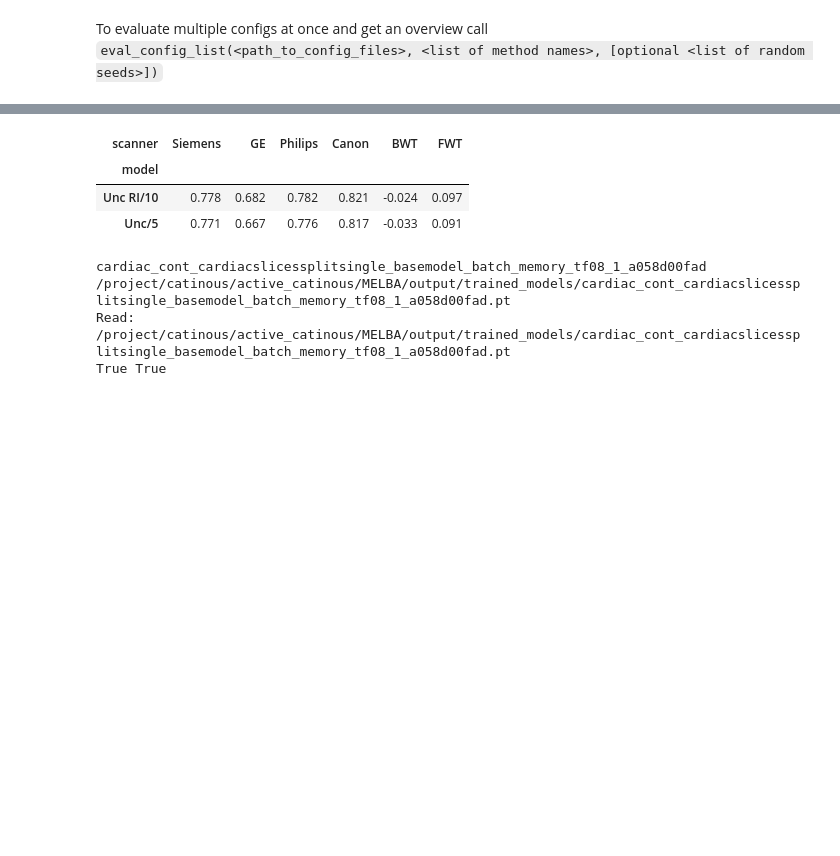
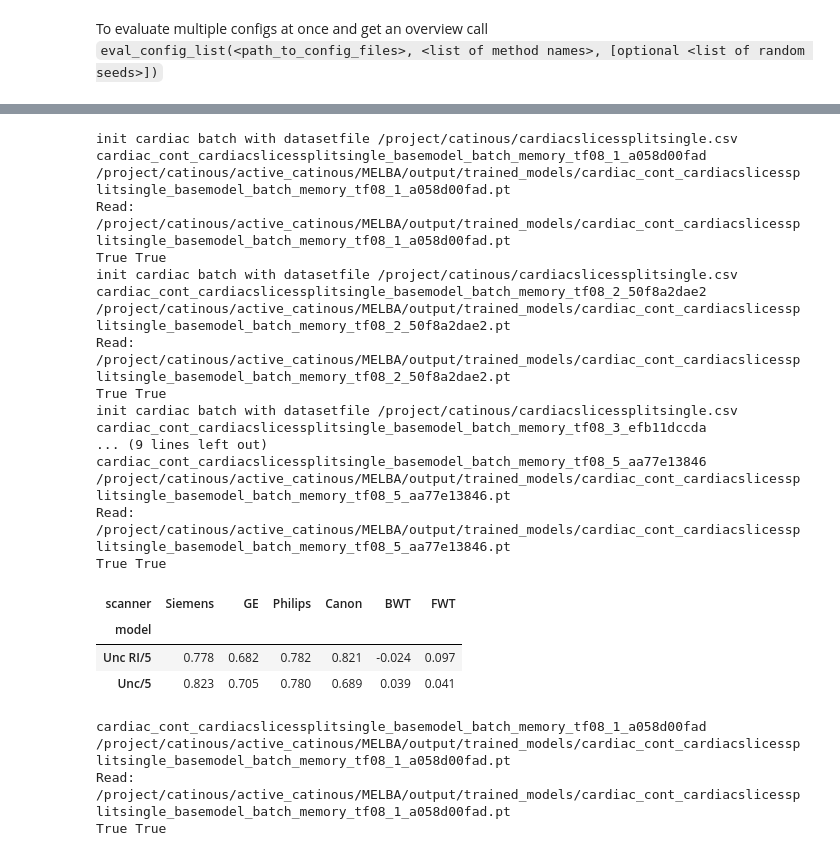
Before and after one commit to cirmuw/casa, a Jupyter notebook: evaluation/cardiac_evaluation.ipynb, the cells around one changed output, grey strips where cells are left out. Drawn from its saved outputs; the diff is of its cells as text; code cells hidden in the pictures; blank space fills up the shorter version.

```diff
--- a/evaluation/cardiac_evaluation.ipynb
+++ b/evaluation/cardiac_evaluation.ipynb
@@ -209,13 +254,30 @@ df_overview[['Siemens', 'GE', 'Philips', 'Canon', 'BWT', 'FWT']]
 # %%
 df_overview = eval_config_list(['../training_configs/cardiac_uncertainty_5_ri.yml',
                                 '../training_configs/cardiac_uncertainty_5.yml'],
-                               ['Unc RI/10', 'Unc/5'], seeds=[1, 2, 3, 4, 5])
+                               ['Unc RI/5', 'Unc/5'], seeds=[1, 2, 3, 4, 5])
 df_overview[['Siemens', 'GE', 'Philips', 'Canon', 'BWT', 'FWT']]
 # %% [output]
+init cardiac batch with datasetfile /project/catinous/cardiacslicessplitsingle.csv
+cardiac_cont_cardiacslicessplitsingle_basemodel_batch_memory_tf08_1_a058d00fad
+/project/catinous/active_catinous/MELBA/output/trained_models/cardiac_cont_cardiacslicessplitsingle_basemodel_batch_memory_tf08_1_a058d00fad.pt
+Read: /project/catinous/active_catinous/MELBA/output/trained_models/cardiac_cont_cardiacslicessplitsingle_basemodel_batch_memory_tf08_1_a058d00fad.pt
+True True
+init cardiac batch with datasetfile /project/catinous/cardiacslicessplitsingle.csv
+cardiac_cont_cardiacslicessplitsingle_basemodel_batch_memory_tf08_2_50f8a2dae2
+/project/catinous/active_catinous/MELBA/output/trained_models/cardiac_cont_cardiacslicessplitsingle_basemodel_batch_memory_tf08_2_50f8a2dae2.pt
+Read: /project/catinous/active_catinous/MELBA/output/trained_models/cardiac_cont_cardiacslicessplitsingle_basemodel_batch_memory_tf08_2_50f8a2dae2.pt
+True True
+init cardiac batch with datasetfile /project/catinous/cardiacslicessplitsingle.csv
+cardiac_cont_cardiacslicessplitsingle_basemodel_batch_memory_tf08_3_efb11dccda
+... (9 lines left out)
+cardiac_cont_cardiacslicessplitsingle_basemodel_batch_memory_tf08_5_aa77e13846
+/project/catinous/active_catinous/MELBA/output/trained_models/cardiac_cont_cardiacslicessplitsingle_basemodel_batch_memory_tf08_5_aa77e13846.pt
+Read: /project/catinous/active_catinous/MELBA/output/trained_models/cardiac_cont_cardiacslicessplitsingle_basemodel_batch_memory_tf08_5_aa77e13846.pt
+True True
 | scanner | Siemens | GE | Philips | Canon | BWT | FWT |
 | model |  |  |  |  |  |  |
-| Unc RI/10 | 0.778 | 0.682 | 0.782 | 0.821 | -0.024 | 0.097 |
-| Unc/5 | 0.771 | 0.667 | 0.776 | 0.817 | -0.033 | 0.091 |
+| Unc RI/5 | 0.778 | 0.682 | 0.782 | 0.821 | -0.024 | 0.097 |
+| Unc/5 | 0.823 | 0.705 | 0.780 | 0.689 | 0.039 | 0.041 |
 # %%
 with open('../training_configs/cardiac_uncertainty_5.yml') as f:
     params = yaml.load(f, Loader=yaml.FullLoader)
```
Also changed, not shown: parts of 4 cells of this notebook, 11 other files.
